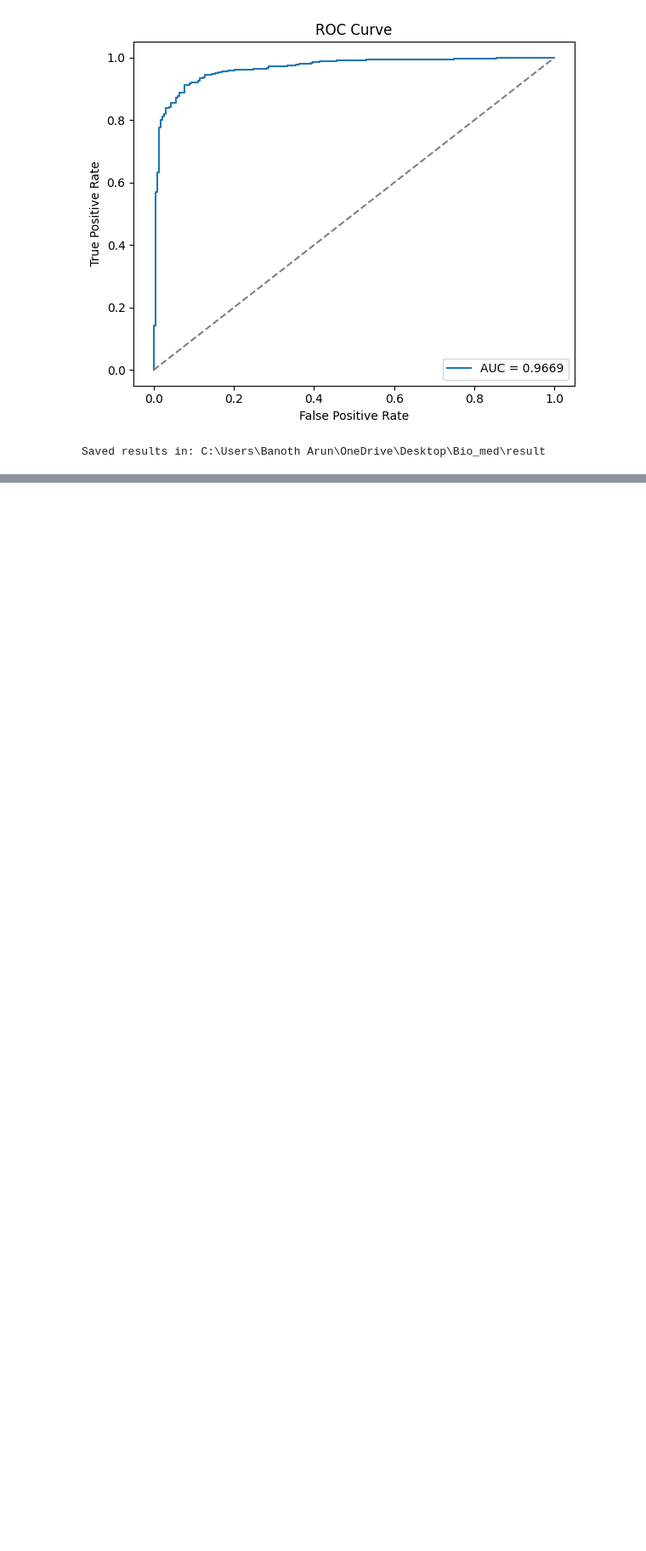
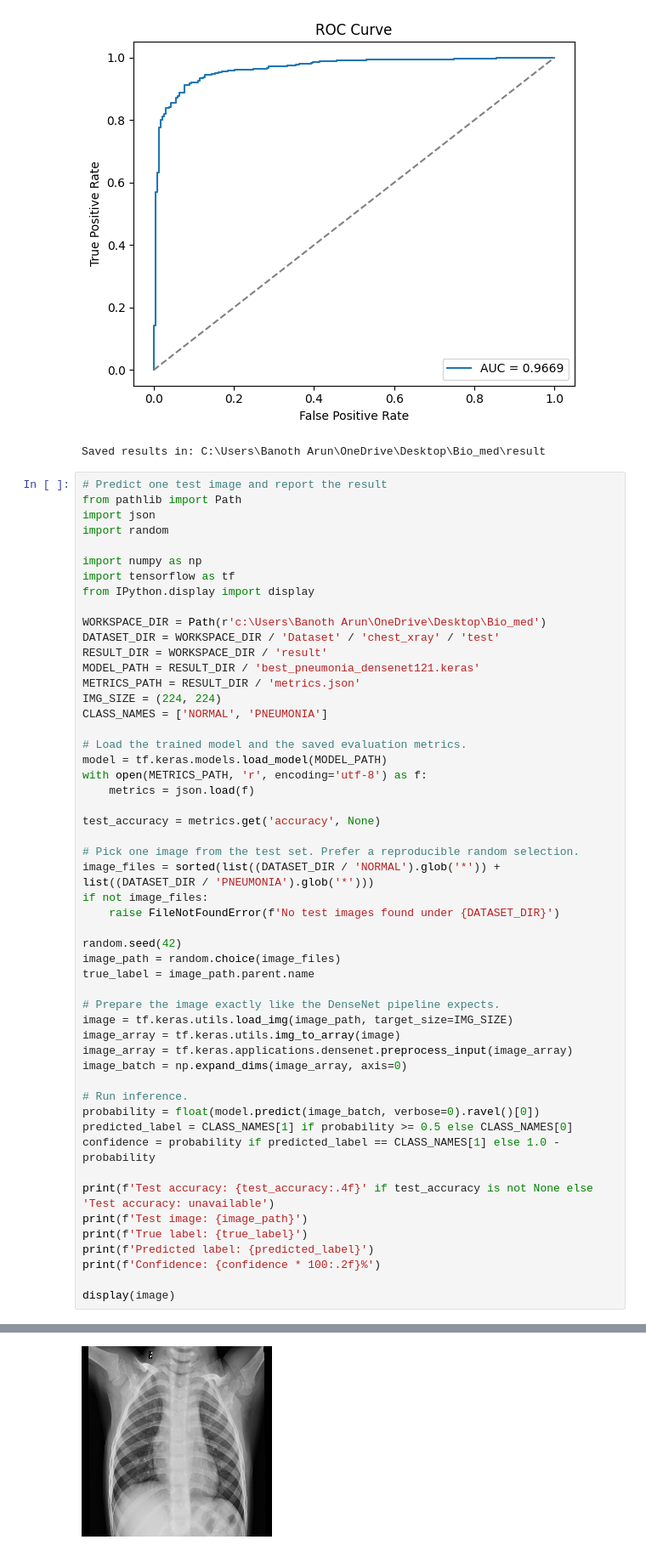
Before and after one commit to Aruniitian/Bio_med_model, a Jupyter notebook: pneumonia_detection.ipynb, the cells around one changed output, grey strips where cells are left out. Shown at 85% size. Cells and saved outputs as stored; diff of their text form; blank space fills up the shorter version.

Commit message:
Add interactive image prediction workflow

```diff
--- a/pneumonia_detection.ipynb
+++ b/pneumonia_detection.ipynb
@@ -351,3 +351,56 @@ print('Saved results in:', RESULT_DIR.resolve())
 [figure]
 [figure]
 Saved results in: C:\Users\Banoth Arun\OneDrive\Desktop\Bio_med\result
+# %%
+# Predict one test image and report the result
+from pathlib import Path
+import json
+import random
+
+import numpy as np
+import tensorflow as tf
+from IPython.display import display
+
+WORKSPACE_DIR = Path(r'c:\Users\Banoth Arun\OneDrive\Desktop\Bio_med')
+DATASET_DIR = WORKSPACE_DIR / 'Dataset' / 'chest_xray' / 'test'
+RESULT_DIR = WORKSPACE_DIR / 'result'
+MODEL_PATH = RESULT_DIR / 'best_pneumonia_densenet121.keras'
+METRICS_PATH = RESULT_DIR / 'metrics.json'
+IMG_SIZE = (224, 224)
+CLASS_NAMES = ['NORMAL', 'PNEUMONIA']
+
+# Load the trained model and the saved evaluation metrics.
+model = tf.keras.models.load_model(MODEL_PATH)
+with open(METRICS_PATH, 'r', encoding='utf-8') as f:
+    metrics = json.load(f)
+
+test_accuracy = metrics.get('accuracy', None)
+
+# Pick one image from the test set. Prefer a reproducible random selection.
+image_files = sorted(list((DATASET_DIR / 'NORMAL').glob('*')) + list((DATASET_DIR / 'PNEUMONIA').glob('*')))
+if not image_files:
+    raise FileNotFoundError(f'No test images found under {DATASET_DIR}')
+
+random.seed(42)
+image_path = random.choice(image_files)
+true_label = image_path.parent.name
+
+# Prepare the image exactly like the DenseNet pipeline expects.
+image = tf.keras.utils.load_img(image_path, target_size=IMG_SIZE)
+image_array = tf.keras.utils.img_to_array(image)
+image_array = tf.keras.applications.densenet.preprocess_input(image_array)
+image_batch = np.expand_dims(image_array, axis=0)
+
+# Run inference.
+probability = float(model.predict(image_batch, verbose=0).ravel()[0])
+predicted_label = CLASS_NAMES[1] if probability >= 0.5 else CLASS_NAMES[0]
+confidence = probability if predicted_label == CLASS_NAMES[1] else 1.0 - probability
+
+print(f'Test accuracy: {test_accuracy:.4f}' if test_accuracy is not None else 'Test accuracy: unavailable')
+print(f'Test image: {image_path}')
+print(f'True label: {true_label}')
+print(f'Predicted label: {predicted_label}')
+print(f'Confidence: {confidence * 100:.2f}%')
+
+display(image)
+# %% [output]
@@ -353,0 +412 @@ Saved results in: C:\Users\Banoth Arun\OneDrive\Desktop\Bio_med\result
+[figure, added]
```
Also changed, not shown: parts of 2 cells of this notebook.
